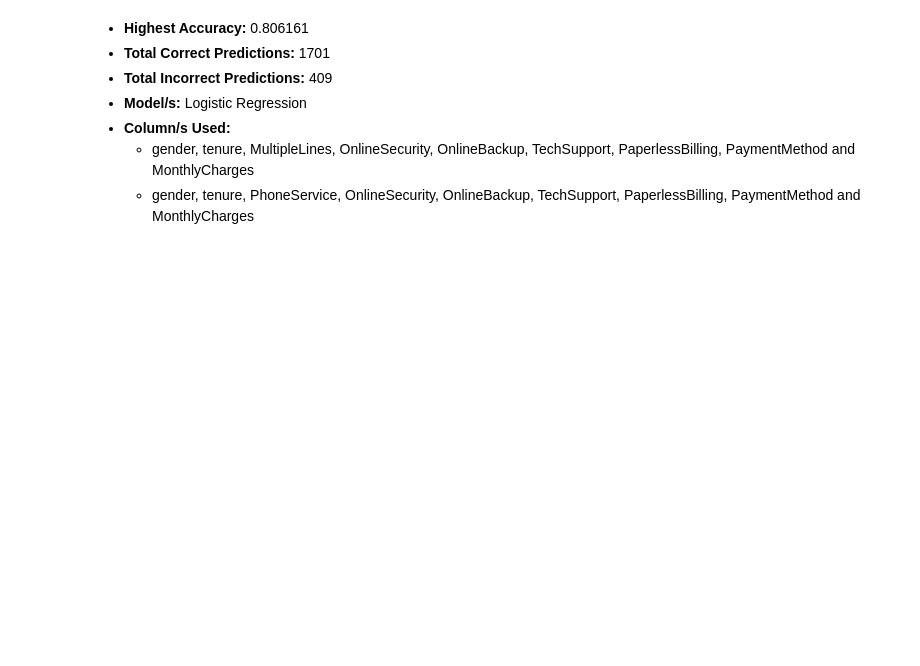
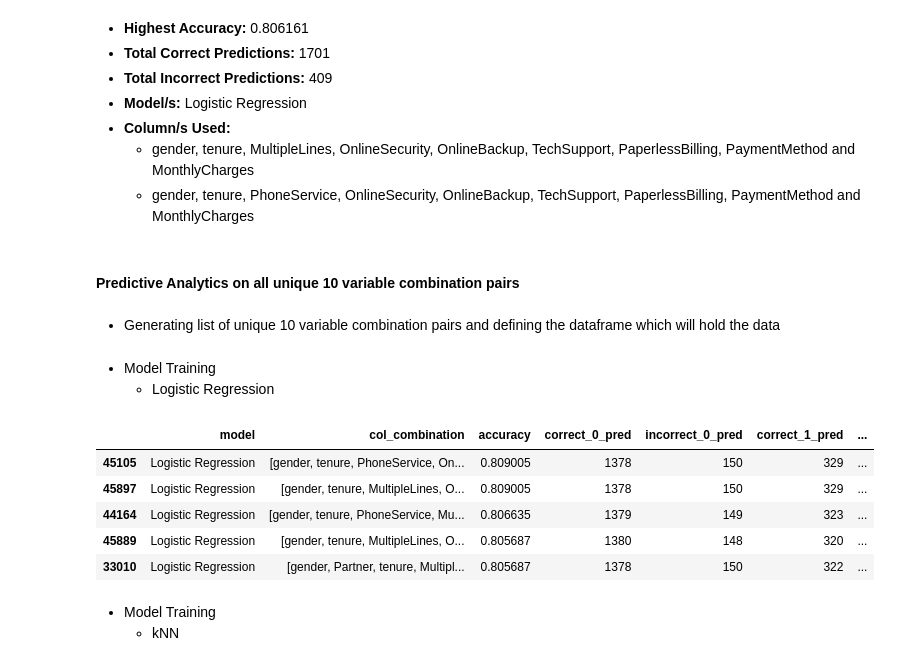
Before and after one commit to HarshTanwar001/Churn-Analysis, a Jupyter notebook: Churn_Analysis.ipynb, the cells around one changed output. Saved outputs shown, nothing was run; the diff lists cells and outputs as text; code cells hidden in the pictures; blank space fills up the shorter version.

Commit message:
Predictive Analytics on all unique 10 column combination pairs

```diff
--- a/Churn_Analysis.ipynb
+++ b/Churn_Analysis.ipynb
@@ -1905,3 +1915,30 @@ data_9_comb.sort_values(by='accuracy', ascending=False).head()
       </ul>
     </li>
 </ul>
+# %% [markdown]
+#### Predictive Analytics on all unique 10 variable combination pairs
+# %% [markdown]
+- Generating list of unique 10 variable combination pairs and defining the dataframe which will hold the data
+# %%
+columns = list(df.columns)
+columns.remove('customerID')
+columns.remove('Churn')
+
+unique_10 = list(combinations(columns, 10))
+
+data_10_comb = pd.DataFrame(
+    columns=[
+        'model',
+        'col_combination',
+        'accuracy',
+        'correct_0_pred',
+        'incorrect_0_pred',
+        'correct_1_pred',
+        'incorrect_1_pred',
+        'total_correct_pred',
+        'total_incorrect_pred'
+    ]
+)
+# %% [markdown]
+- Model Training
+    - Logistic Regression
@@ -1907,0 +1948,12 @@ data_9_comb.sort_values(by='accuracy', ascending=False).head()
+# %%
+data_10_comb.sort_values(by='accuracy', ascending=False).head()
+# %% [output]
+|  | model | col_combination | accuracy | correct_0_pred | incorrect_0_pred | correct_1_pred | ... |
+| 45105 | Logistic Regression | [gender, tenure, PhoneService, On... | 0.809005 | 1378 | 150 | 329 | ... |
+| 45897 | Logistic Regression | [gender, tenure, MultipleLines, O... | 0.809005 | 1378 | 150 | 329 | ... |
+| 44164 | Logistic Regression | [gender, tenure, PhoneService, Mu... | 0.806635 | 1379 | 149 | 323 | ... |
+| 45889 | Logistic Regression | [gender, tenure, MultipleLines, O... | 0.805687 | 1380 | 148 | 320 | ... |
+| 33010 | Logistic Regression | [gender, Partner, tenure, Multipl... | 0.805687 | 1378 | 150 | 322 | ... |
+# %% [markdown]
+- Model Training
+    - kNN
```
Also changed, not shown: parts of 34 cells of this notebook.
